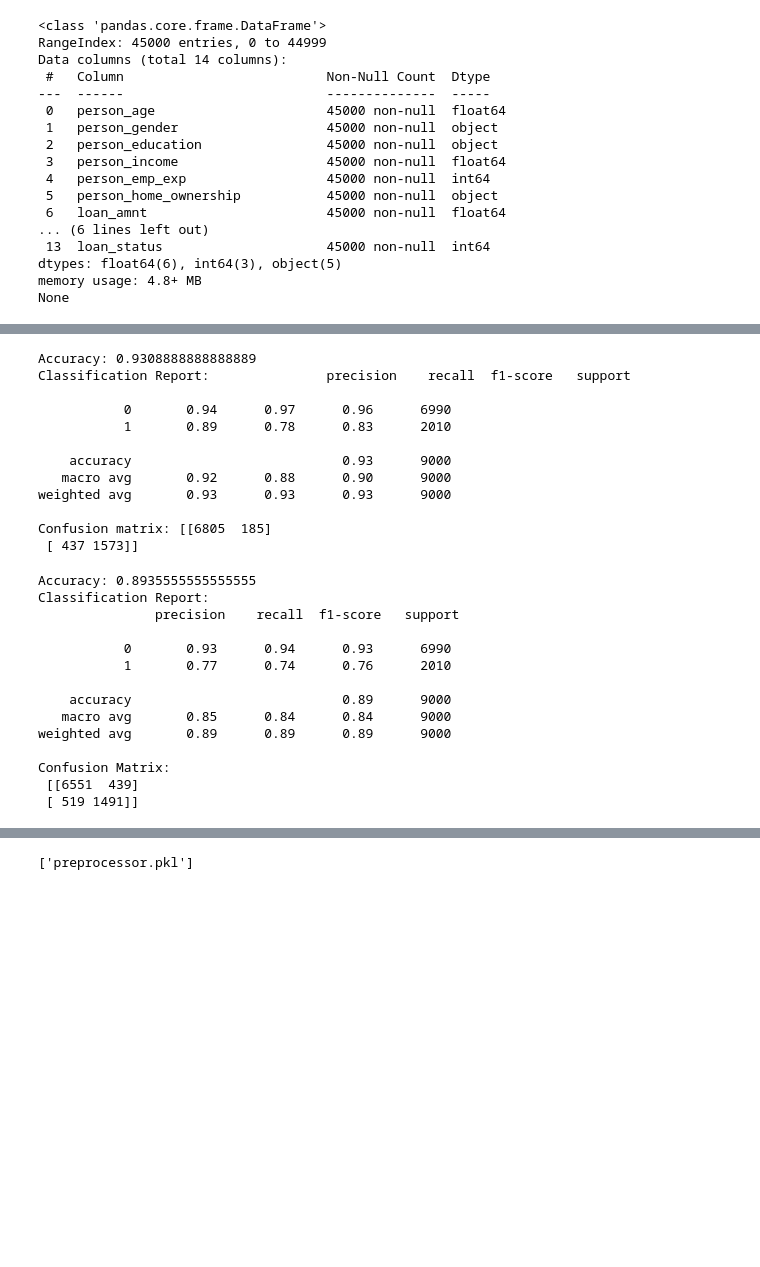
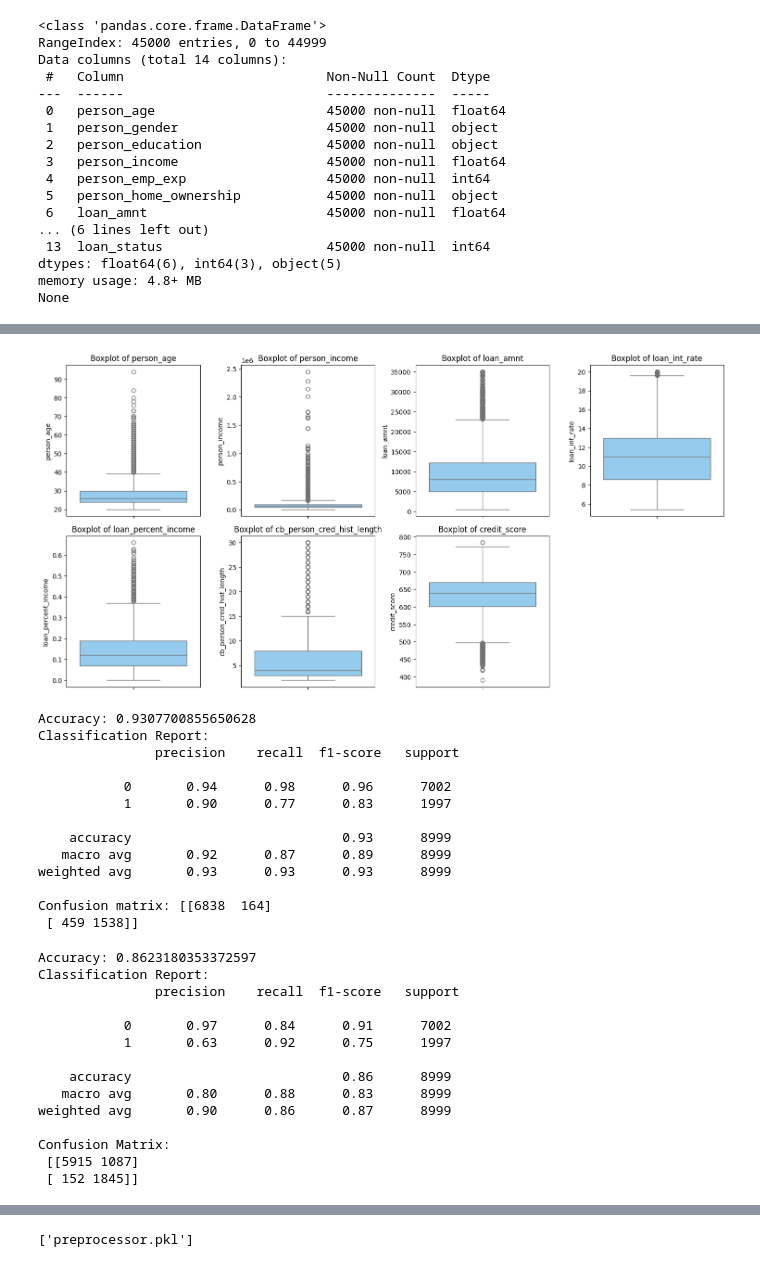
Before and after one commit to Anisah043/loan_approval, a Jupyter notebook: Loan_Approval.ipynb, the cells around one changed output, grey strips where cells are left out. Saved outputs shown, nothing was run; the diff lists cells and outputs as text; code cells hidden in the pictures; blank space fills up the shorter version.

```diff
--- a/Loan_Approval.ipynb
+++ b/Loan_Approval.ipynb
@@ -70,0 +188,5 @@ for col in categorical_columns:
+# %%
+df = df[(df['person_age'] >= 18) & (df['person_age'] <= 100)]
+df = df[df['person_income'] > 0]
+df = df[(df['loan_int_rate'] >= 0) & (df['loan_int_rate'] <= 100)]
+df = df[(df['credit_score'] >= 300) & (df['credit_score'] <= 850)]
@@ -98,6 +241,17 @@ loan_int_rate True
 loan_percent_income True
 cb_person_cred_hist_length True
 credit_score True
+# %%
+plt.figure(figsize=(15, 15))
+for i, col in zip(range(1, len(numerical_columns)+1), numerical_columns):
+    plt.subplot(4, 4, i)
+    sns.boxplot(y=df[col], color='lightskyblue')
+    plt.title(f'Boxplot of {col}')
+
+plt.tight_layout()
+plt.show()
+# %% [output]
+[figure, added]
 # %%
 X_train, X_test, y_train, y_test = train_test_split(X, y, test_size=0.2, random_state=42)
 # %%
@@ -115,7 +269,7 @@ preprocessor = ColumnTransformer(
 X_train_processed = preprocessor.fit_transform(X_train)
 X_test_processed = preprocessor.transform(X_test)
 # %%
-classifier = RandomForestClassifier(n_estimators=100, random_state=42)
+classifier = RandomForestClassifier(n_estimators=100, random_state=42, class_weight='balanced')
 classifier.fit(X_train_processed, y_train)
 y_pred = classifier.predict(X_test_processed)
 
@@ -124,23 +278,24 @@ classification_report_forest = classification_report(y_test, y_pred)
 confusion_matrix_forest = confusion_matrix(y_test, y_pred)
 
 print('Accuracy:', accuracy_forest)
-print('Classification Report:', classification_report_forest)
+print('Classification Report:\n', classification_report_forest)
 print('Confusion matrix:', confusion_matrix_forest)
 # %% [output]
-Accuracy: 0.9308888888888889
-Classification Report:               precision    recall  f1-score   support
+Accuracy: 0.9307700855650628
+Classification Report:
+               precision    recall  f1-score   support
 
-           0       0.94      0.97      0.96      6990
-           1       0.89      0.78      0.83      2010
+           0       0.94      0.98      0.96      7002
+           1       0.90      0.77      0.83      1997
 
-    accuracy                           0.93      9000
-   macro avg       0.92      0.88      0.90      9000
-weighted avg       0.93      0.93      0.93      9000
+    accuracy                           0.93      8999
+   macro avg       0.92      0.87      0.89      8999
+weighted avg       0.93      0.93      0.93      8999
 
-Confusion matrix: [[6805  185]
- [ 437 1573]]
+Confusion matrix: [[6838  164]
+ [ 459 1538]]
 # %%
-lr = LogisticRegression()
+lr = LogisticRegression(class_weight='balanced')
 lr.fit(X_train_processed, y_train)
 y_pred = lr.predict(X_test_processed)
 
@@ -151,18 +306,18 @@ print("Accuracy:", accuracy_lr)
 print("Classification Report:\n", classification_report_lr)
 print("Confusion Matrix:\n", confusion_matrix_lr)
 # %% [output]
-Accuracy: 0.8935555555555555
+Accuracy: 0.8623180353372597
 Classification Report:
                precision    recall  f1-score   support
 
-           0       0.93      0.94      0.93      6990
-           1       0.77      0.74      0.76      2010
+           0       0.97      0.84      0.91      7002
+           1       0.63      0.92      0.75      1997
 
-    accuracy                           0.89      9000
-   macro avg       0.85      0.84      0.84      9000
-weighted avg       0.89      0.89      0.89      9000
+    accuracy                           0.86      8999
+   macro avg       0.80      0.88      0.83      8999
+weighted avg       0.90      0.86      0.87      8999
 
 Confusion Matrix:
- [[6551  439]
- [ 519 1491]]
+ [[5915 1087]
+ [ 152 1845]]
 # %%
```
Also changed, not shown: parts of 22 cells of this notebook, 2 other files.
